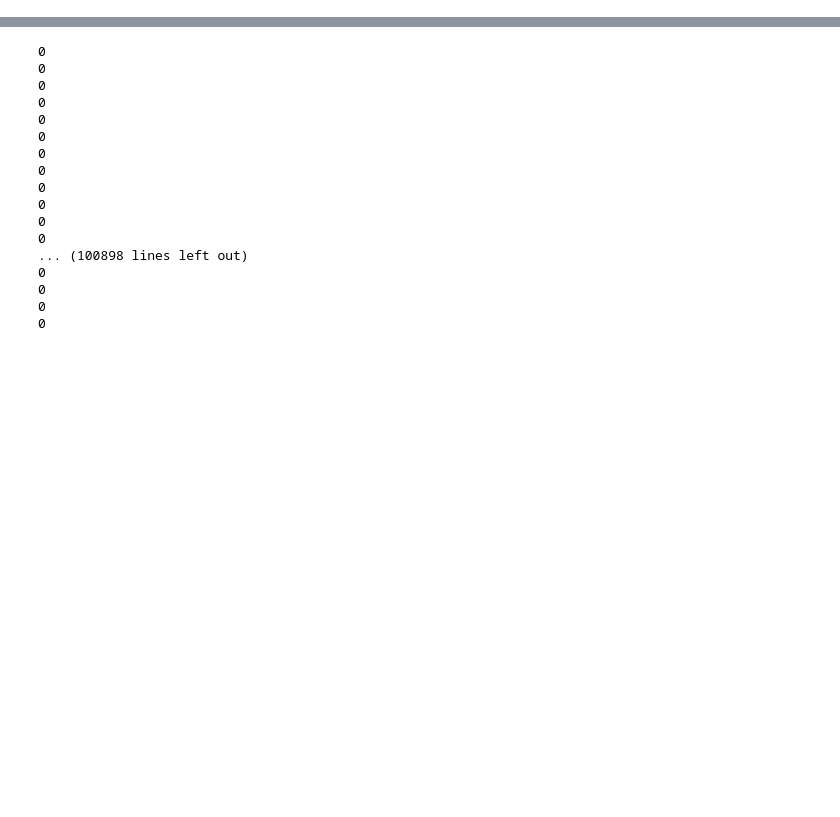
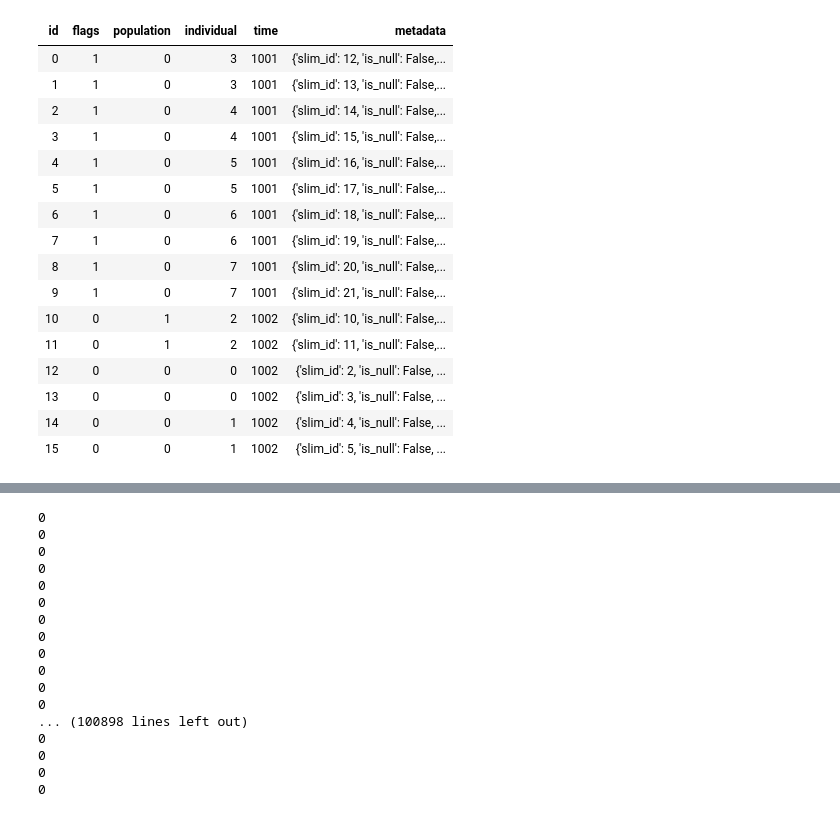
Before and after one commit to jgroh/selection-against-introgression, a Jupyter notebook: theory_and_simulations/code/ancestry.ipynb, the cells around one changed output, grey strips where cells are left out. Cells and saved outputs as stored; diff of their text form; code cells hidden in the pictures; blank space fills up the shorter version.

```diff
--- a/theory_and_simulations/code/ancestry.ipynb
+++ b/theory_and_simulations/code/ancestry.ipynb
@@ -30,0 +52,26 @@ Tree sequence has 0 sites
+# %%
+gen=1
+tm = 1002 - gen
+sset = ts.samples(0, time = tm)
+
+ts2 = ts.simplify(samples=sset, keep_input_roots=True)
+tbls = ts2.dump_tables()
+tbls.nodes
+# %% [output]
+| id | flags | population | individual | time | metadata |
+| 0 | 1 | 0 | 3 | 1001 | {'slim_id': 12, 'is_null': False,... |
+| 1 | 1 | 0 | 3 | 1001 | {'slim_id': 13, 'is_null': False,... |
+| 2 | 1 | 0 | 4 | 1001 | {'slim_id': 14, 'is_null': False,... |
+| 3 | 1 | 0 | 4 | 1001 | {'slim_id': 15, 'is_null': False,... |
+| 4 | 1 | 0 | 5 | 1001 | {'slim_id': 16, 'is_null': False,... |
+| 5 | 1 | 0 | 5 | 1001 | {'slim_id': 17, 'is_null': False,... |
+| 6 | 1 | 0 | 6 | 1001 | {'slim_id': 18, 'is_null': False,... |
+| 7 | 1 | 0 | 6 | 1001 | {'slim_id': 19, 'is_null': False,... |
+| 8 | 1 | 0 | 7 | 1001 | {'slim_id': 20, 'is_null': False,... |
+| 9 | 1 | 0 | 7 | 1001 | {'slim_id': 21, 'is_null': False,... |
+| 10 | 0 | 1 | 2 | 1002 | {'slim_id': 10, 'is_null': False,... |
+| 11 | 0 | 1 | 2 | 1002 | {'slim_id': 11, 'is_null': False,... |
+| 12 | 0 | 0 | 0 | 1002 | {'slim_id': 2, 'is_null': False, ... |
+| 13 | 0 | 0 | 0 | 1002 | {'slim_id': 3, 'is_null': False, ... |
+| 14 | 0 | 0 | 1 | 1002 | {'slim_id': 4, 'is_null': False, ... |
+| 15 | 0 | 0 | 1 | 1002 | {'slim_id': 5, 'is_null': False, ... |
```
Also changed, not shown: parts of 7 cells of this notebook, 2 other files.
